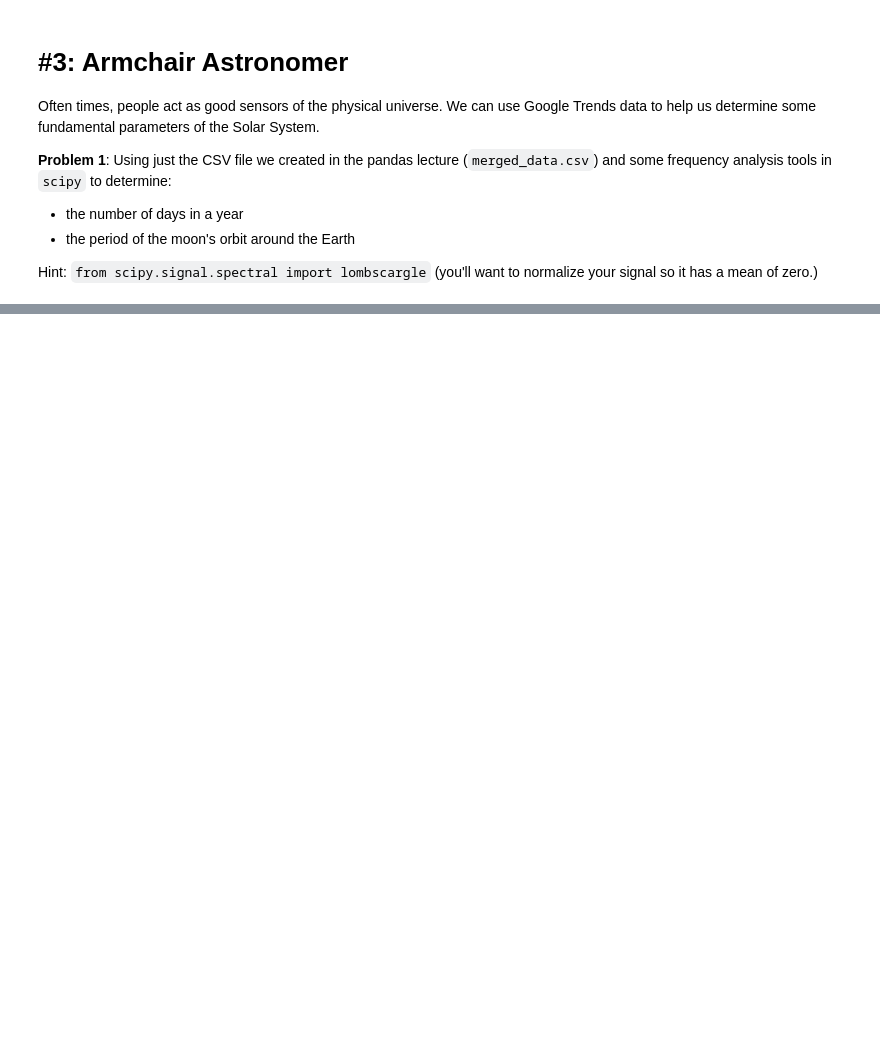
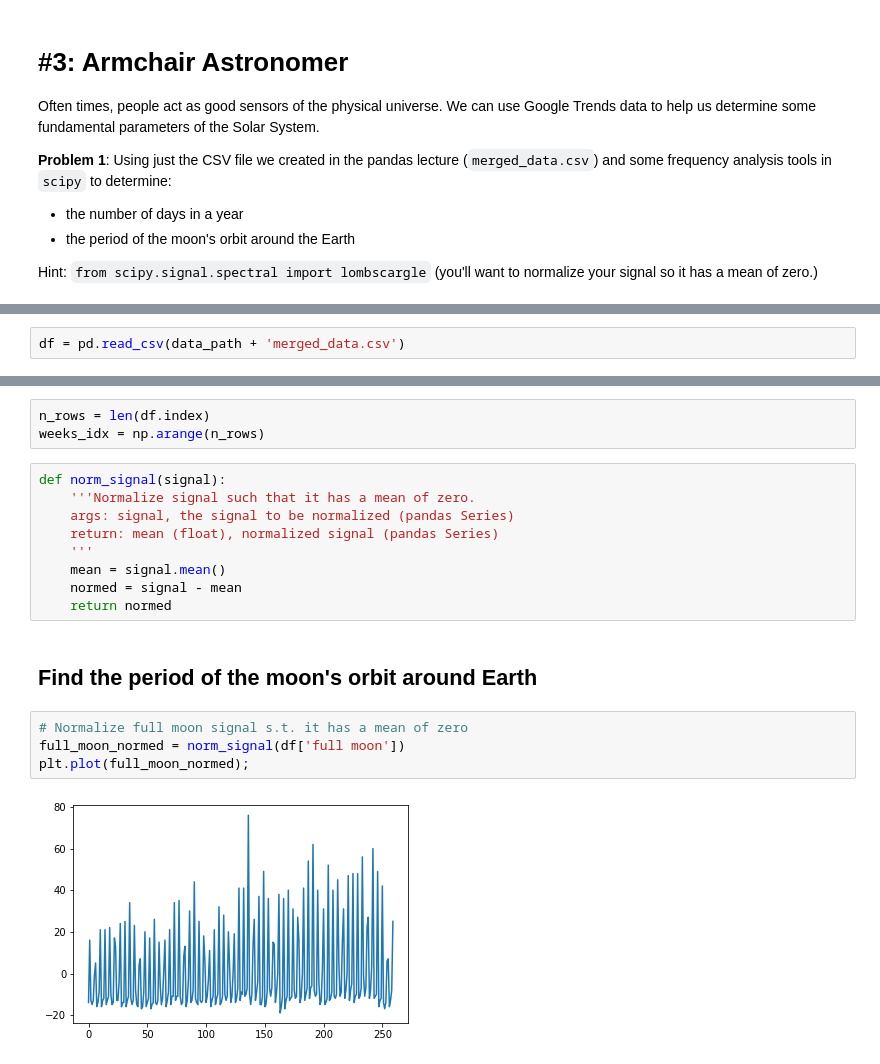
Before and after one commit to JBeechert/python-ay250-homework, a Jupyter notebook: hw_1/hw_1_assignment.ipynb, the cells around one changed output, grey strips where cells are left out. Drawn from its saved outputs; the diff is of its cells as text; blank space fills up the shorter version.

```diff
--- a/hw_1/hw_1_assignment.ipynb
+++ b/hw_1/hw_1_assignment.ipynb
@@ -466,0 +497,2 @@ Hint: `from scipy.signal.spectral import lombscargle` (you'll want to normalize
+# %%
+df = pd.read_csv(data_path + 'merged_data.csv')
@@ -466,0 +508,20 @@ Hint: `from scipy.signal.spectral import lombscargle` (you'll want to normalize
+# %%
+n_rows = len(df.index)
+weeks_idx = np.arange(n_rows)
+# %%
+def norm_signal(signal):
+    '''Normalize signal such that it has a mean of zero.
+    args: signal, the signal to be normalized (pandas Series)
+    return: mean (float), normalized signal (pandas Series)
+    '''
+    mean = signal.mean()
+    normed = signal - mean
+    return normed
+# %% [markdown]
+## Find the period of the moon's orbit around Earth
+# %%
+# Normalize full moon signal s.t. it has a mean of zero
+full_moon_normed = norm_signal(df['full moon'])
+plt.plot(full_moon_normed);
+# %% [output]
+[figure, added]
```
Also changed, not shown: parts of 27 cells of this notebook.
